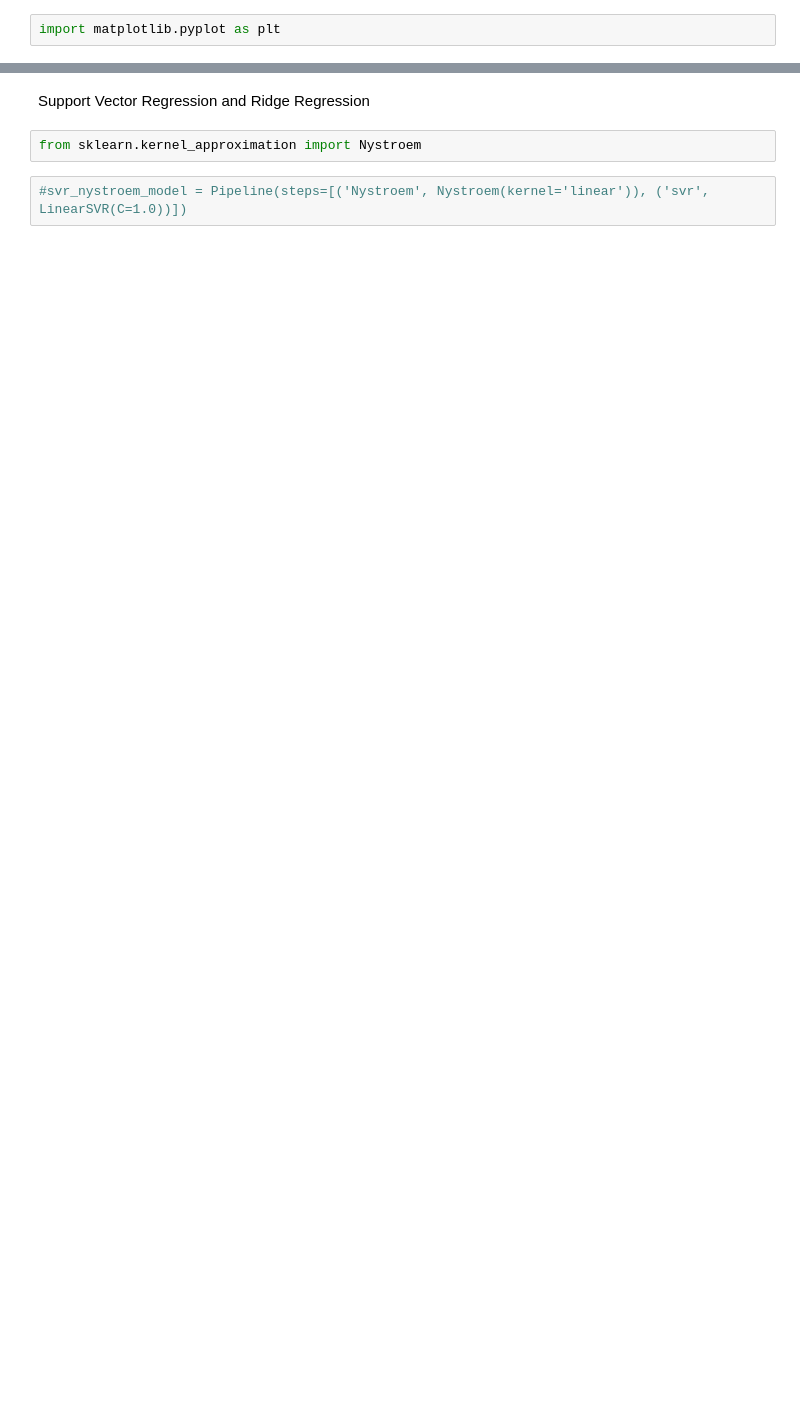
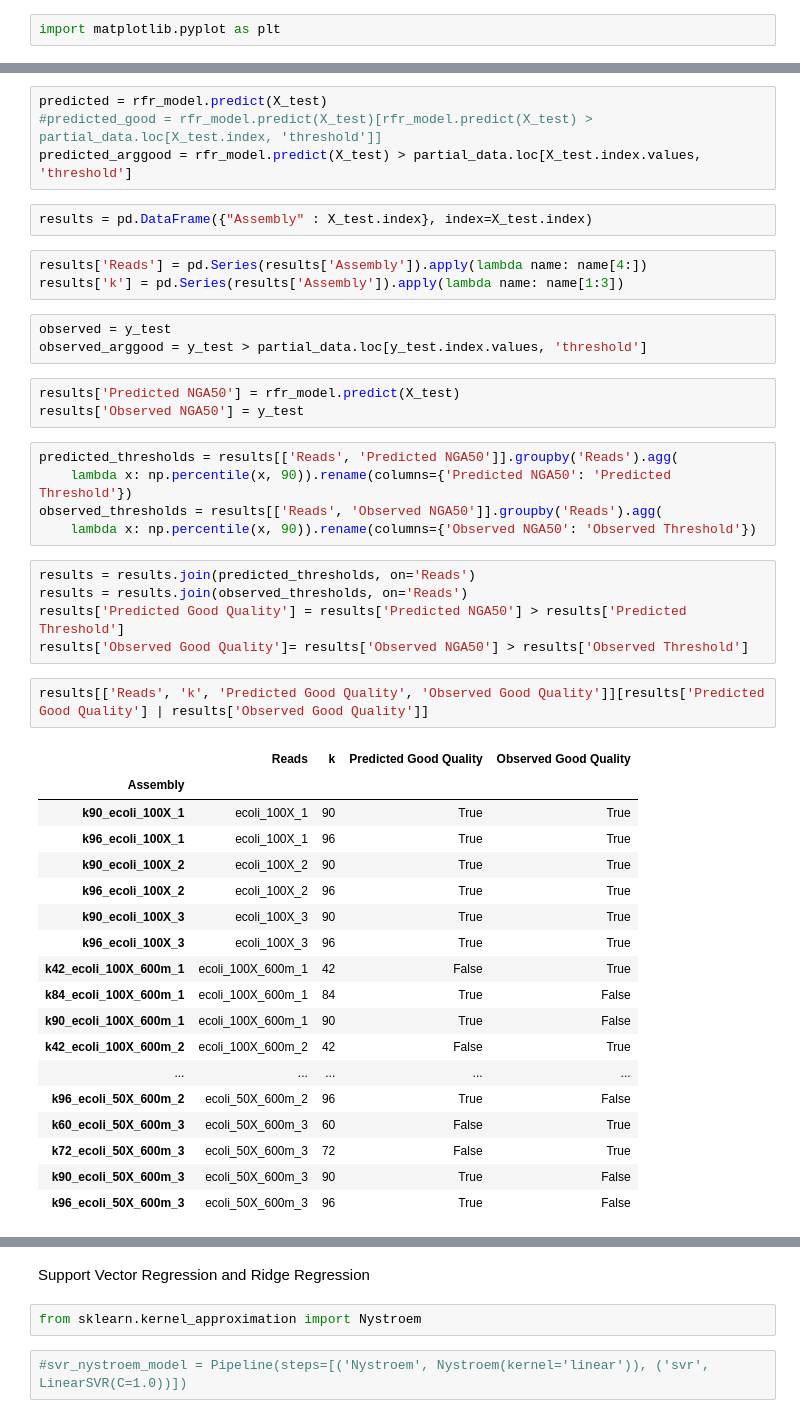
Before and after one commit to emreerhan/kmer-optimization, a Jupyter notebook: kmer_analysis.ipynb, the cells around one changed output, grey strips where cells are left out. Drawn from its saved outputs; the diff is of its cells as text; blank space fills up the shorter version.

```diff
--- a/kmer_analysis.ipynb
+++ b/kmer_analysis.ipynb
@@ -198,3 +173,49 @@ plt.show()
+# %%
+predicted = rfr_model.predict(X_test)
+#predicted_good = rfr_model.predict(X_test)[rfr_model.predict(X_test) > partial_data.loc[X_test.index, 'threshold']]
+predicted_arggood = rfr_model.predict(X_test) > partial_data.loc[X_test.index.values, 'threshold']
+# %%
+results = pd.DataFrame({"Assembly" : X_test.index}, index=X_test.index)
+# %%
+results['Reads'] = pd.Series(results['Assembly']).apply(lambda name: name[4:])
+results['k'] = pd.Series(results['Assembly']).apply(lambda name: name[1:3])
+# %%
+observed = y_test
+observed_arggood = y_test > partial_data.loc[y_test.index.values, 'threshold']
+# %%
+results['Predicted NGA50'] = rfr_model.predict(X_test)
+results['Observed NGA50'] = y_test
+# %%
+predicted_thresholds = results[['Reads', 'Predicted NGA50']].groupby('Reads').agg(
+    lambda x: np.percentile(x, 90)).rename(columns={'Predicted NGA50': 'Predicted Threshold'})
+observed_thresholds = results[['Reads', 'Observed NGA50']].groupby('Reads').agg(
+    lambda x: np.percentile(x, 90)).rename(columns={'Observed NGA50': 'Observed Threshold'})
+# %%
+results = results.join(predicted_thresholds, on='Reads')
+results = results.join(observed_thresholds, on='Reads')
+results['Predicted Good Quality'] = results['Predicted NGA50'] > results['Predicted Threshold']
+results['Observed Good Quality']= results['Observed NGA50'] > results['Observed Threshold']
+# %%
+results[['Reads', 'k', 'Predicted Good Quality', 'Observed Good Quality']][results['Predicted Good Quality'] | results['Observed Good Quality']]
+# %% [output]
+|  | Reads | k | Predicted Good Quality | Observed Good Quality |
+| Assembly |  |  |  |  |
+| k90_ecoli_100X_1 | ecoli_100X_1 | 90 | True | True |
+| k96_ecoli_100X_1 | ecoli_100X_1 | 96 | True | True |
+| k90_ecoli_100X_2 | ecoli_100X_2 | 90 | True | True |
+| k96_ecoli_100X_2 | ecoli_100X_2 | 96 | True | True |
+| k90_ecoli_100X_3 | ecoli_100X_3 | 90 | True | True |
+| k96_ecoli_100X_3 | ecoli_100X_3 | 96 | True | True |
+| k42_ecoli_100X_600m_1 | ecoli_100X_600m_1 | 42 | False | True |
+| k84_ecoli_100X_600m_1 | ecoli_100X_600m_1 | 84 | True | False |
+| k90_ecoli_100X_600m_1 | ecoli_100X_600m_1 | 90 | True | False |
+| k42_ecoli_100X_600m_2 | ecoli_100X_600m_2 | 42 | False | True |
+| ... | ... | ... | ... | ... |
+| k96_ecoli_50X_600m_2 | ecoli_50X_600m_2 | 96 | True | False |
+| k60_ecoli_50X_600m_3 | ecoli_50X_600m_3 | 60 | False | True |
+| k72_ecoli_50X_600m_3 | ecoli_50X_600m_3 | 72 | False | True |
+| k90_ecoli_50X_600m_3 | ecoli_50X_600m_3 | 90 | True | False |
+| k96_ecoli_50X_600m_3 | ecoli_50X_600m_3 | 96 | True | False |
 # %%
 y_pos = np.arange(len(rfr_model.feature_importances_))
 plt.scatter(y_pos, rfr_model.feature_importances_)
```
Also changed, not shown: parts of 47 cells of this notebook.
